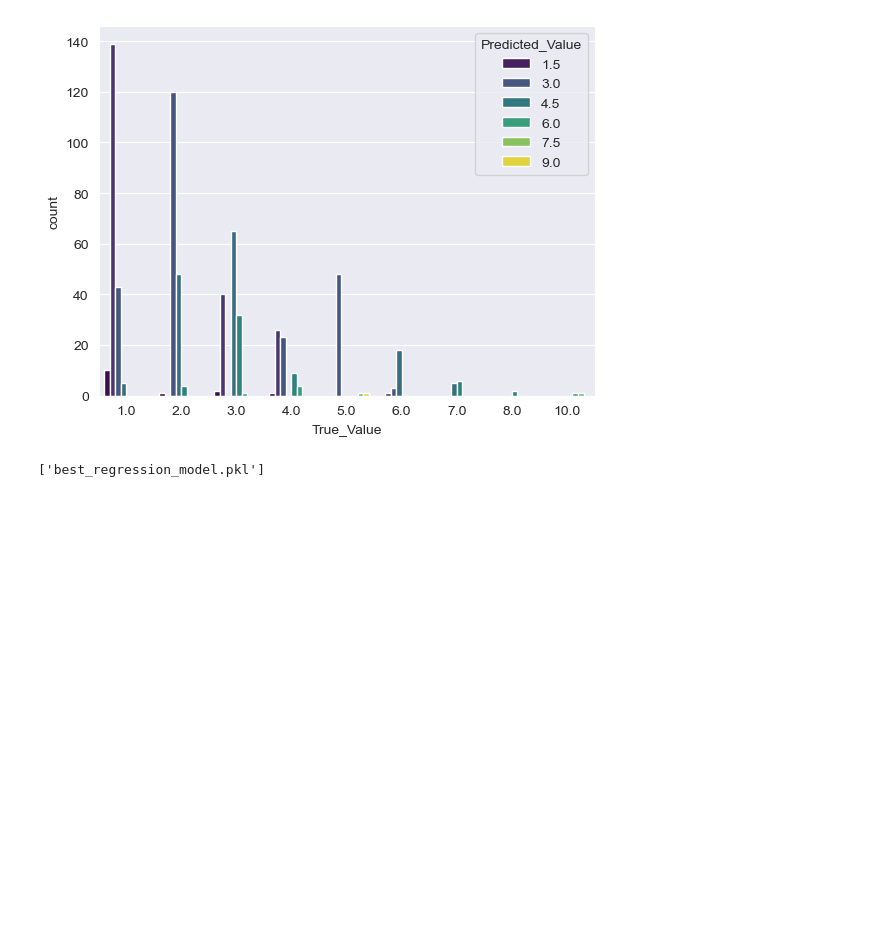
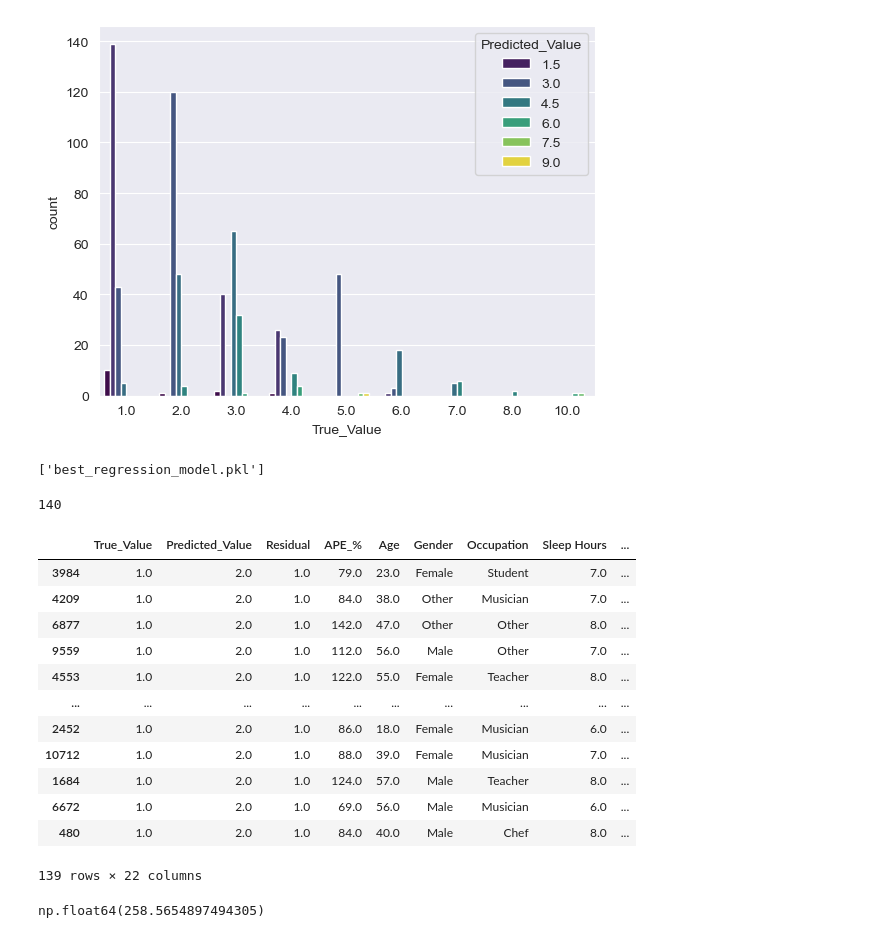
Before and after one commit to MotrukOleg/SocialEnxiety, a Jupyter notebook: model_selection_regression.ipynb, the cells around one changed output. Saved outputs shown, nothing was run; the diff lists cells and outputs as text; code cells hidden in the pictures; blank space fills up the shorter version.

```diff
--- a/model_selection_regression.ipynb
+++ b/model_selection_regression.ipynb
@@ -1799,3 +1799,27 @@ import joblib
 joblib.dump(best_model_obj, 'results/regression/model/best_regression_model.pkl')
 # %% [output]
 ['best_regression_model.pkl']
+# %%
+len(outliers_analysis[outliers_analysis['True_Value']== 3])
+# %% [output]
+140
+# %%
+outliers_analysis[(outliers_analysis['True_Value']== 1) & (outliers_analysis['Predicted_Value'] == 2)]
+# %% [output]
+|  | True_Value | Predicted_Value | Residual | APE_% | Age | Gender | Occupation | Sleep Hours | ... |
+| 3984 | 1.0 | 2.0 | 1.0 | 79.0 | 23.0 | Female | Student | 7.0 | ... |
+| 4209 | 1.0 | 2.0 | 1.0 | 84.0 | 38.0 | Other | Musician | 7.0 | ... |
+| 6877 | 1.0 | 2.0 | 1.0 | 142.0 | 47.0 | Other | Other | 8.0 | ... |
+| 9559 | 1.0 | 2.0 | 1.0 | 112.0 | 56.0 | Male | Other | 7.0 | ... |
+| 4553 | 1.0 | 2.0 | 1.0 | 122.0 | 55.0 | Female | Teacher | 8.0 | ... |
+| ... | ... | ... | ... | ... | ... | ... | ... | ... | ... |
+| 2452 | 1.0 | 2.0 | 1.0 | 86.0 | 18.0 | Female | Musician | 6.0 | ... |
+| 10712 | 1.0 | 2.0 | 1.0 | 88.0 | 39.0 | Female | Musician | 7.0 | ... |
+| 1684 | 1.0 | 2.0 | 1.0 | 124.0 | 57.0 | Male | Teacher | 8.0 | ... |
+| 6672 | 1.0 | 2.0 | 1.0 | 69.0 | 56.0 | Male | Musician | 6.0 | ... |
+| 480 | 1.0 | 2.0 | 1.0 | 84.0 | 40.0 | Male | Chef | 8.0 | ... |
+139 rows × 22 columns
+# %%
+df[(df['Anxiety Level (1-10)'] == 2)]['Caffeine Intake (mg/day)'].mean()
+# %% [output]
+np.float64(258.5654897494305)
```
Also changed, not shown: parts of 2 cells of this notebook, 26 other files.
